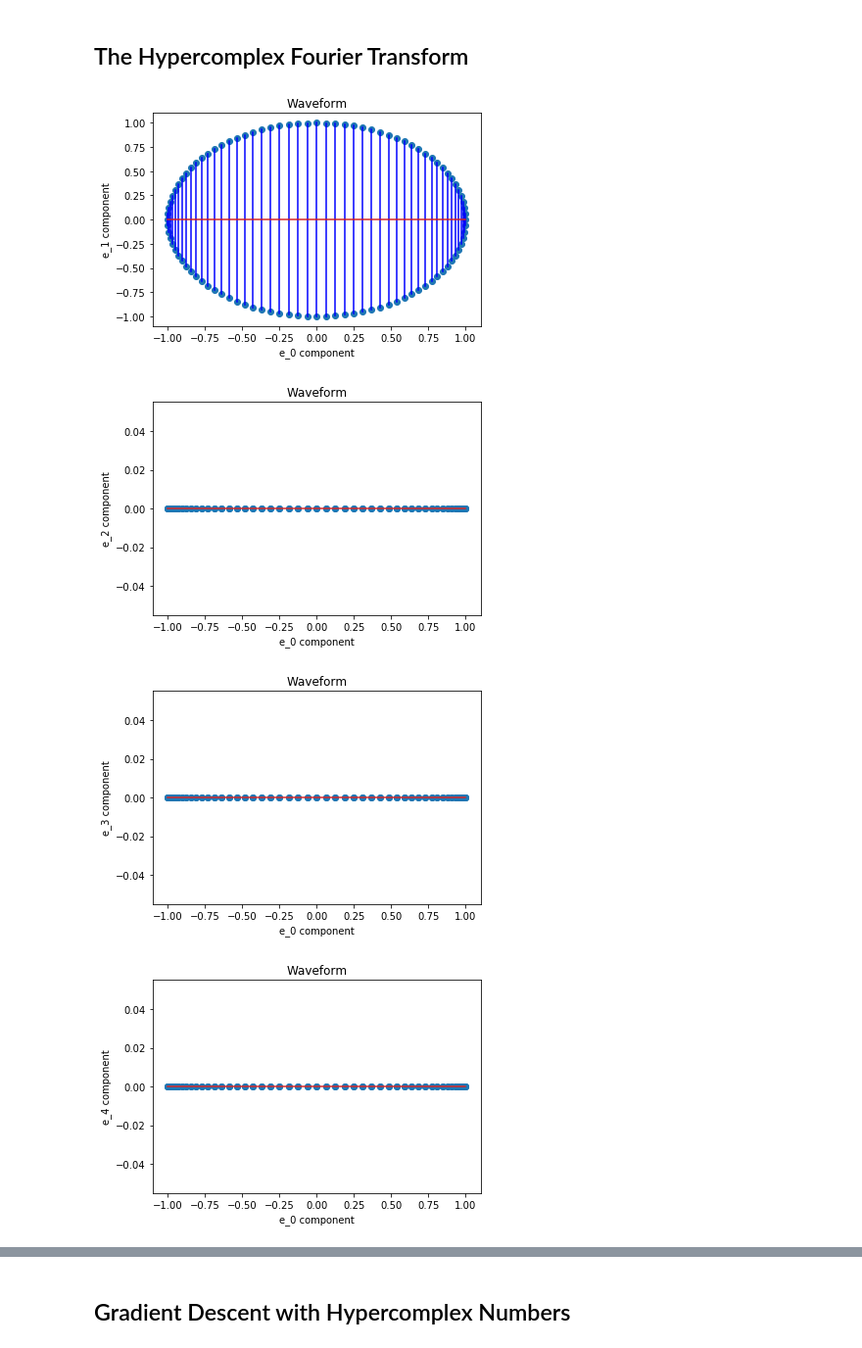
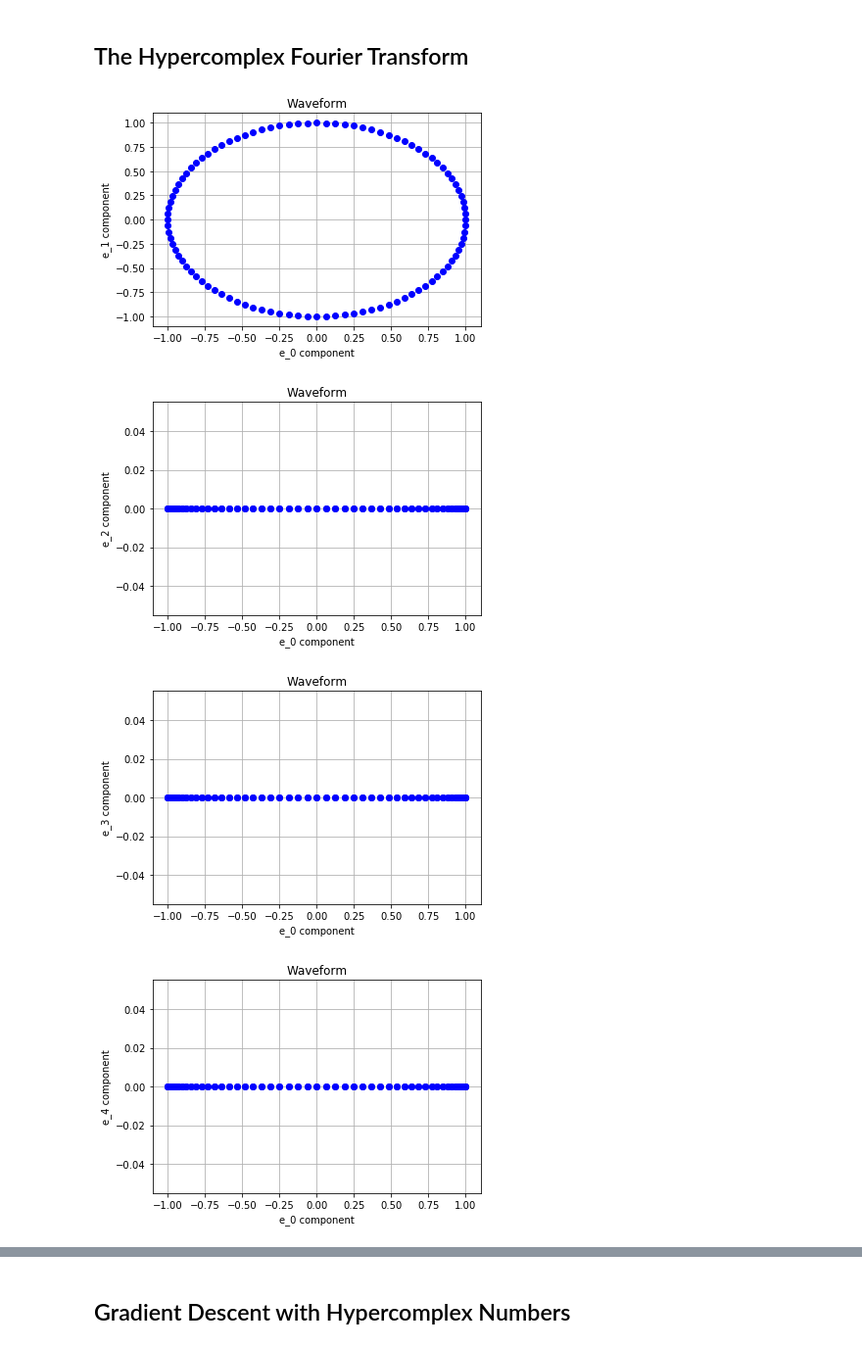
Before and after one commit to brandontrabucco/program-hdc, a Jupyter notebook: hypercomplex.ipynb, the cells around one changed output, grey strips where cells are left out. Shown: that part at 98% size. Drawn from its saved outputs; the diff is of its cells as text; code cells hidden in the pictures.

```diff
--- a/hypercomplex.ipynb
+++ b/hypercomplex.ipynb
@@ -33,7 +116,7 @@ import matplotlib.pyplot as plt
 
 N = 10000
 S = 10
-M = 2**(5)
+M = 16
 
 
 keys = []
@@ -118,6 +201,9 @@ for k in keys:
     probabilities /= np.sum(probabilities)
 
     plt.plot(probabilities, "g")
+    plt.xlabel("Value ID")
+    plt.ylabel("Similarity Score")
+    plt.grid(True)
     plt.show()
     selected = np.argmax(probabilities)
     print("Value Maximum Similarity:", selected)
@@ -133,6 +219,9 @@ for v in values:
     probabilities /= np.sum(probabilities)
 
     plt.plot(probabilities, "r")
+    plt.xlabel("Key ID")
+    plt.ylabel("Similarity Score")
+    plt.grid(True)
     plt.show()
     selected = np.argmax(probabilities)
     print("Key Maximum Similarity:", selected)
@@ -158,7 +247,7 @@ import matplotlib.pyplot as plt
 
 
 N = 100
-M = 32
+M = 16
 
 def hypercomplex_conjugate(a, m=M):
     if m == 1:
@@ -230,35 +319,36 @@ def hypercomplex_idft(a, n=N, m=M, v=np.ones(M)):
         magnitude = np.sqrt(np.sum(v[1:] * v[1:]))
         return np.concatenate([
             (amplitude * np.cos(2 * np.pi * coefficients * magnitude / n)),
             (np.tile(
                 amplitude * np.sin(2 * np.pi * coefficients * magnitude / n) / magnitude,
                 (1, 1, (m - 1))) * v[1:].reshape((1, 1, (m - 1))))], axis=2)
     return np.sum(
         hypercomplex_multiply(
             hypercomplex_euler(),
             np.tile(
                 a.reshape((n, 1, m)),
                 (1, n, 1)),
             m=m), axis=0)
 
 
 test_kernel = np.zeros(M)
 test_kernel[1] = 1
 
 
 frequency = np.zeros((N, M))
 frequency[1, 0] = 1
 waveform = hypercomplex_idft(frequency, v=test_kernel)
 
 
 for i in range(1, M):
-    plt.stem(waveform[:, 0], waveform[:, i], "b")
+    plt.plot(waveform[:, 0], waveform[:, i], "bo")
     plt.xlabel("e_0 component")
     plt.ylabel("e_%d component" % i)
     plt.title("Waveform")
+    plt.grid(True)
     plt.show()
 # %% [output]
-[figure, old version]
+[figure, new version]
-[figure, old version]
+[figure, new version]
-[figure, old version]
+[figure, new version]
-[figure, old version]
+[figure, new version]
```
Also changed, not shown: parts of 6 cells of this notebook.
